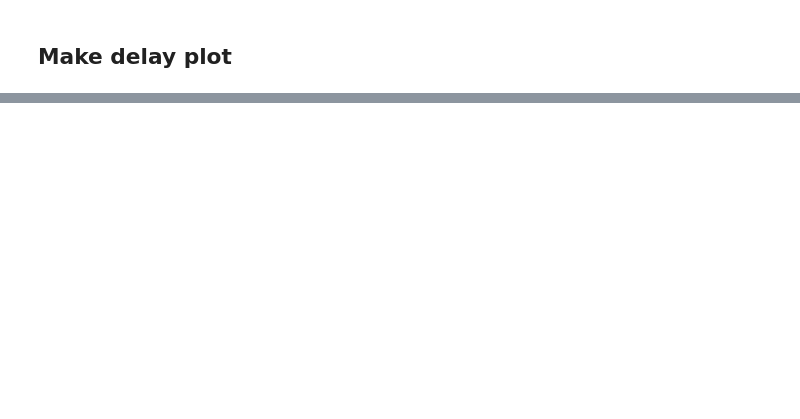
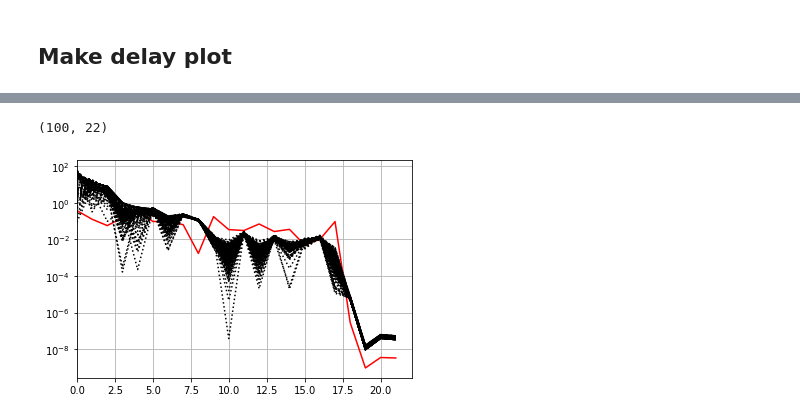
Before and after one commit to christianhbye/eigsep_misc, a Jupyter notebook: mock_vivaldi_analysis/mock_vivaldi_analysis_CHB.ipynb, the cells around one changed output, grey strips where cells are left out. Cells and saved outputs as stored; diff of their text form; code cells hidden in the pictures; blank space fills up the shorter version.

```diff
--- a/mock_vivaldi_analysis/mock_vivaldi_analysis_CHB.ipynb
+++ b/mock_vivaldi_analysis/mock_vivaldi_analysis_CHB.ipynb
@@ -428,13 +432,17 @@ _ = plt.colorbar()
 # %%
 plt.figure()
 print(rmodels.shape)
 #plt.semilogy(np.abs(np.dot(V, rmodels[78:79].T))**2)
 plt.semilogy(np.abs(np.dot(V, reor)),'r')
 #plt.semilogy(S, 'k.-')
 plt.semilogy(np.abs(np.dot(V, (idata_flattened[55:] - reor).T)), 'k:')
 #plt.semilogy(np.abs(np.dot(V, (idata[-50:]).T))**2, 'r:')
 plt.grid()
-plt.xlim(0,50)
+plt.xlim(0)
+plt.show()
+# %% [output]
+(100, 22)
+[figure, added]
 # %%
 plt.figure()
 print(rmodels.shape)
```
Also changed, not shown: parts of 12 cells of this notebook.
